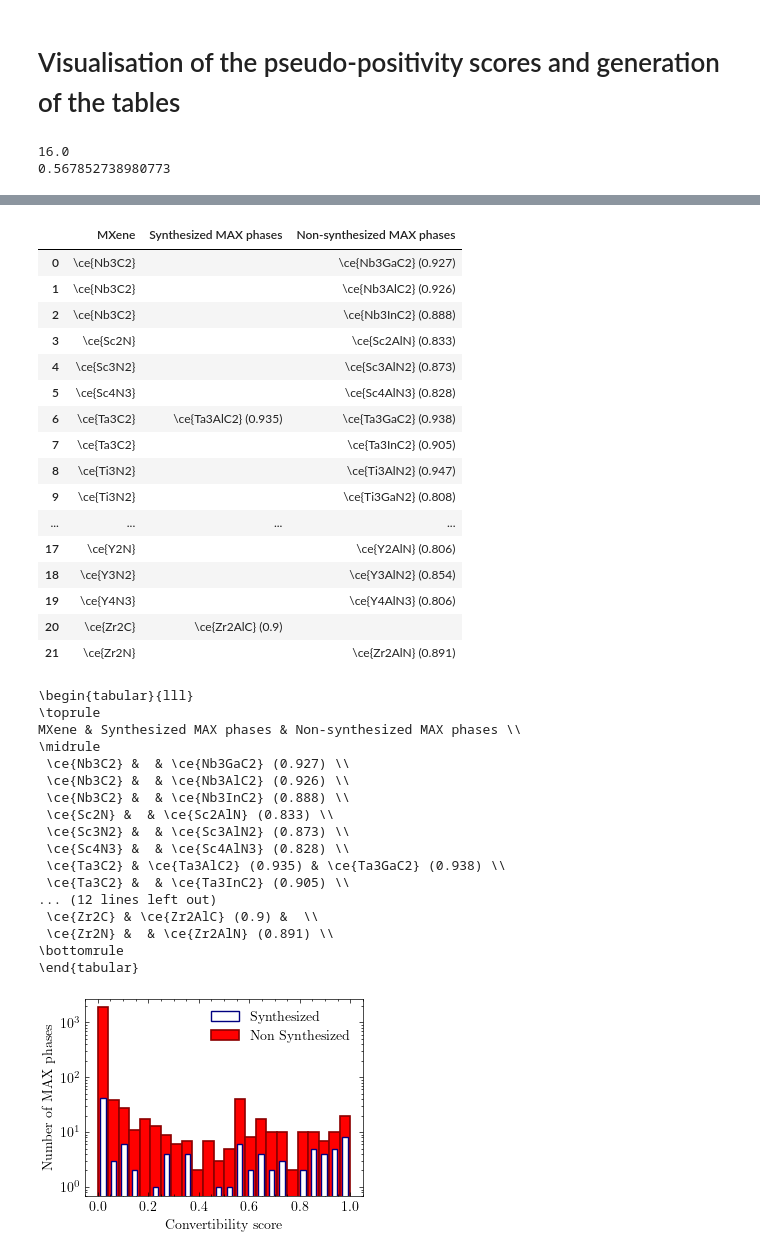
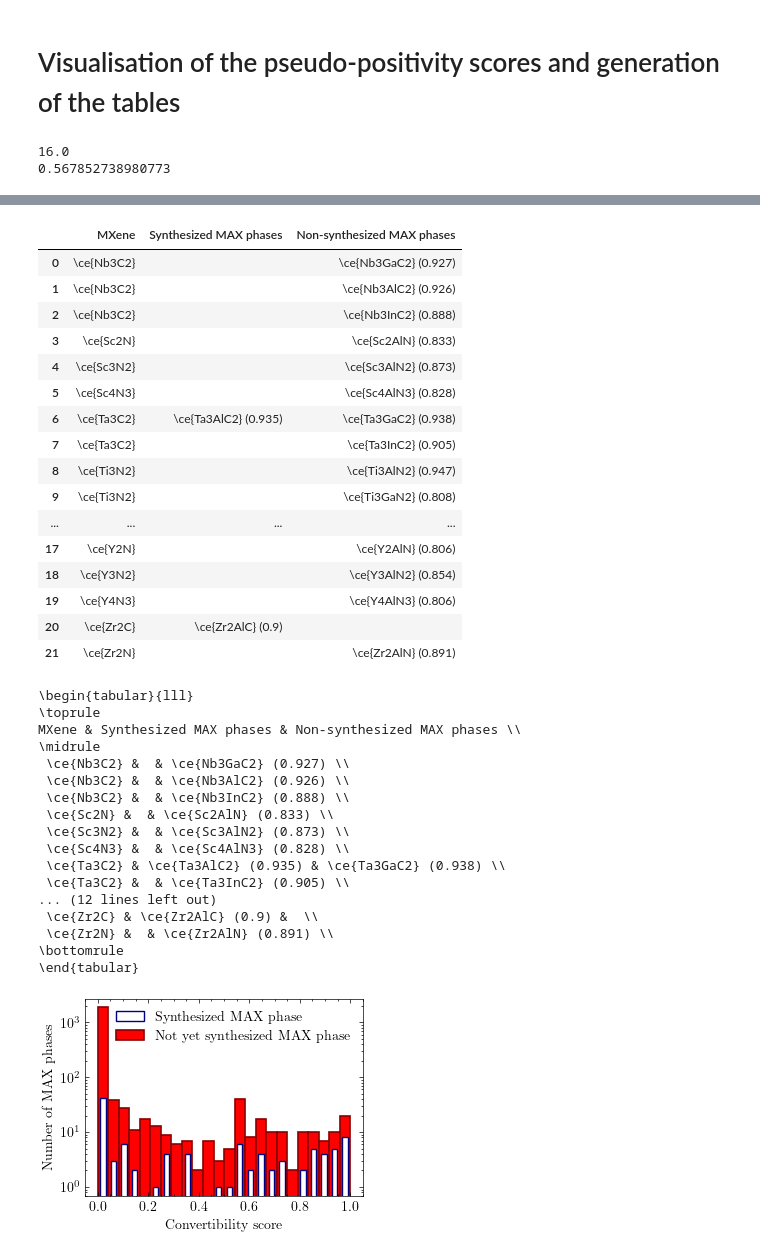
Before and after one commit to oshillou/MAX-convertibility-to-MXenes, a Jupyter notebook: analysis_notebooks/Main clustering - figures.ipynb, the cells around one changed output, grey strips where cells are left out. Saved outputs shown, nothing was run; the diff lists cells and outputs as text; code cells hidden in the pictures.

```diff
--- a/analysis_notebooks/Main clustering - figures.ipynb
+++ b/analysis_notebooks/Main clustering - figures.ipynb
@@ -38,12 +36,12 @@ def plot_score_histogram(df, save_to=None, use_subset=False):
 
     plt.hist(known_max["Convertibility"], bins=np.linspace(0,1,25), log=True, edgecolor="navy", color="white", alpha=1, rwidth=0.5, zorder=2)
     plt.hist(unknown_max["Convertibility"], bins=np.linspace(0,1,25), log=True, edgecolor="darkred", color="red", linewidth=1.2, alpha=1, zorder=1)
-    plt.legend(labels=["Synthesized", "Non Synthesized"])
+    plt.legend(labels=["Synthesized MAX phase", "Not yet synthesized MAX phase"])
     plt.xlabel("Convertibility score")
     plt.ylabel("Number of MAX phases")
     plt.tight_layout()
     if save_to is not None:
-        plt.savefig(os.path.join("figures", save_to+".pdf"), bbox_inches="tight")
+        plt.savefig(save_to, bbox_inches="tight")
 # %%
 def generate_tables(df, threshold=0.8, print_latex=False, use_subset=False):
     global synth_df, pu_labels, known_mxenes
@@ -80,7 +78,7 @@ def generate_tables(df, threshold=0.8, print_latex=False, use_subset=False):
 df = pd.read_excel(os.path.join("..","results","scoring","svc_5", "pumkl", "svc_pumkl_150_scores.xlsx"), sheet_name=0, index_col=0)
 print(df.loc[pu_labels[pu_labels["class"]!=0].index, "Total Score"].round().sum())
 print(df.loc[pu_labels[pu_labels["class"]!=0].index, "Total Score"].min())
-plot_score_histogram(df, "histogram_pseudo_positivity_svc")
+plot_score_histogram(df, "histogram_pseudo_positivity_svc.pdf")
 generate_tables(df, print_latex=True)
 # %% [output]
 16.0
@@ -126,31 +124,31 @@ MXene & Synthesized MAX phases & Non-synthesized MAX phases \\
 | 3 | \ce{Sc2N} |  | \ce{Sc2AlN} (0.833) |
 | 4 | \ce{Sc3N2} |  | \ce{Sc3AlN2} (0.873) |
 | 5 | \ce{Sc4N3} |  | \ce{Sc4AlN3} (0.828) |
 | 6 | \ce{Ta3C2} | \ce{Ta3AlC2} (0.935) | \ce{Ta3GaC2} (0.938) |
 | 7 | \ce{Ta3C2} |  | \ce{Ta3InC2} (0.905) |
 | 8 | \ce{Ti3N2} |  | \ce{Ti3AlN2} (0.947) |
 | 9 | \ce{Ti3N2} |  | \ce{Ti3GaN2} (0.808) |
 | ... | ... | ... | ... |
 | 17 | \ce{Y2N} |  | \ce{Y2AlN} (0.806) |
 | 18 | \ce{Y3N2} |  | \ce{Y3AlN2} (0.854) |
 | 19 | \ce{Y4N3} |  | \ce{Y4AlN3} (0.806) |
 | 20 | \ce{Zr2C} | \ce{Zr2AlC} (0.9) |  |
 | 21 | \ce{Zr2N} |  | \ce{Zr2AlN} (0.891) |
 \begin{tabular}{lll}
 \toprule
 MXene & Synthesized MAX phases & Non-synthesized MAX phases \\
 \midrule
  \ce{Nb3C2} &  & \ce{Nb3GaC2} (0.927) \\
  \ce{Nb3C2} &  & \ce{Nb3AlC2} (0.926) \\
  \ce{Nb3C2} &  & \ce{Nb3InC2} (0.888) \\
  \ce{Sc2N} &  & \ce{Sc2AlN} (0.833) \\
  \ce{Sc3N2} &  & \ce{Sc3AlN2} (0.873) \\
  \ce{Sc4N3} &  & \ce{Sc4AlN3} (0.828) \\
  \ce{Ta3C2} & \ce{Ta3AlC2} (0.935) & \ce{Ta3GaC2} (0.938) \\
  \ce{Ta3C2} &  & \ce{Ta3InC2} (0.905) \\
 ... (12 lines left out)
  \ce{Zr2C} & \ce{Zr2AlC} (0.9) &  \\
  \ce{Zr2N} &  & \ce{Zr2AlN} (0.891) \\
 \bottomrule
 \end{tabular}
-[figure, old version]
+[figure, new version]
```
Also changed, not shown: parts of 1 cell of this notebook, 4 other files.
